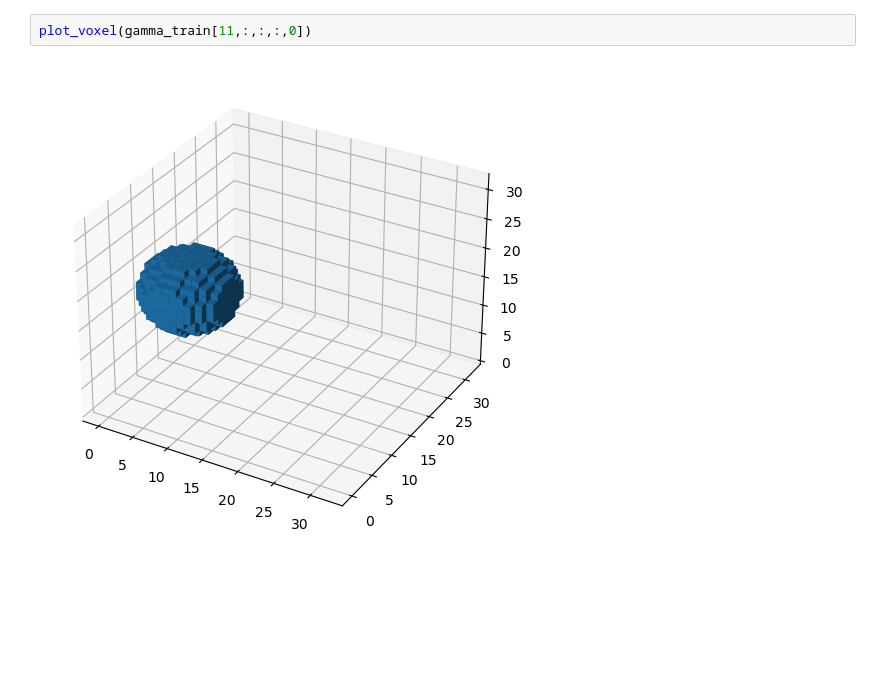
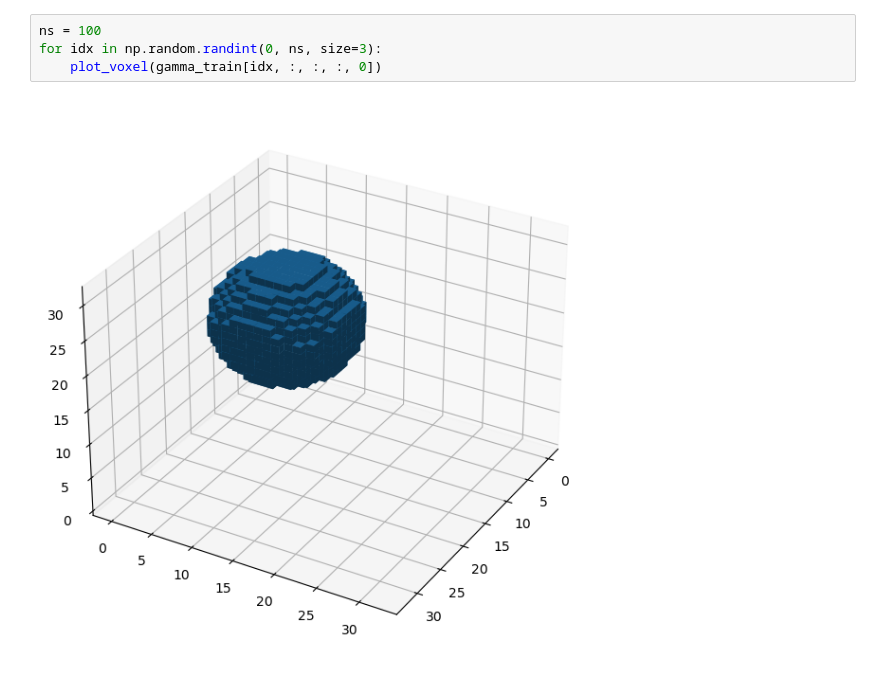
Before and after one commit to JacobTh98/3dIT, a Jupyter notebook: 3d_vae.ipynb, the cells around one changed output. Drawn from its saved outputs; the diff is of its cells as text; blank space fills up the shorter version.

```diff
--- a/3d_vae.ipynb
+++ b/3d_vae.ipynb
@@ -24,4 +48,6 @@ print(gamma_train.shape)
-# %%
-plot_voxel(gamma_train[11,:,:,:,0])
-# %% [output]
-[figure, removed]
+# %%
+ns = 100
+for idx in np.random.randint(0, ns, size=3):
+    plot_voxel(gamma_train[idx, :, :, :, 0])
+# %% [output]
+[figure, added]
```
Also changed, not shown: parts of 19 cells of this notebook, 5 other files.
